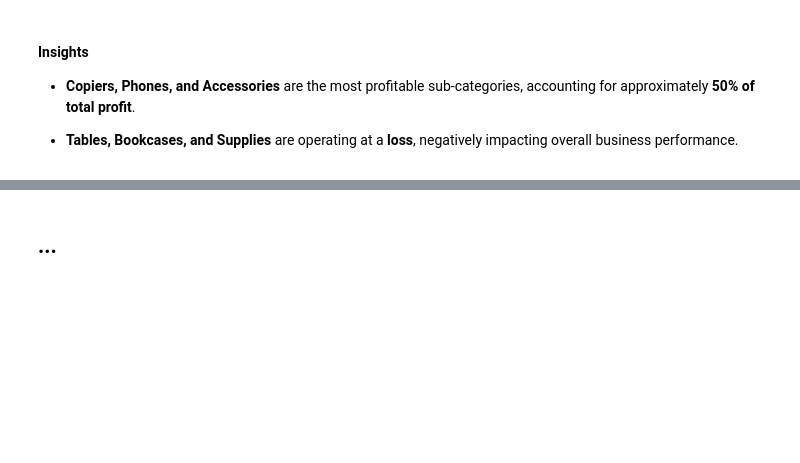
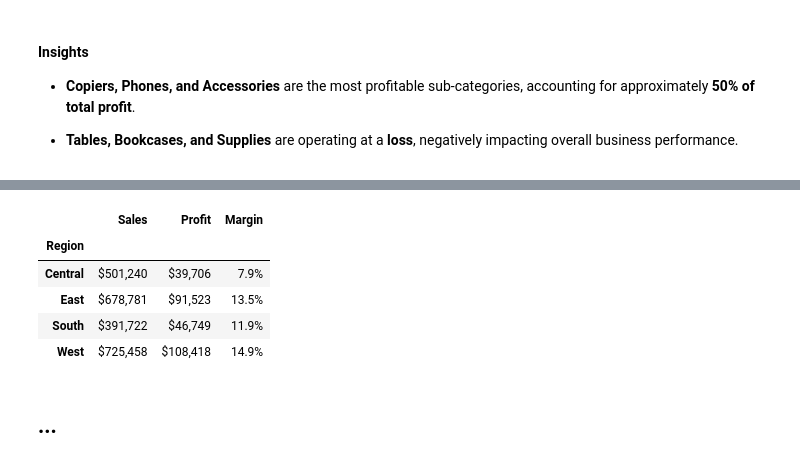
Before and after one commit to victorquoos/superstore-sales-analysis, a Jupyter notebook: notebooks/analysis.ipynb, the cells around one changed output, grey strips where cells are left out. Saved outputs shown, nothing was run; the diff lists cells and outputs as text; code cells hidden in the pictures; blank space fills up the shorter version.

```diff
--- a/notebooks/analysis.ipynb
+++ b/notebooks/analysis.ipynb
@@ -262,3 +301,18 @@ Top 3 sub-categories total share: 49.6%
+# %%
+regional_performance["Margin"] = regional_performance["Profit"] / regional_performance["Sales"] * 100
+
+regional_performance.style.format({
+    "Sales": "${:,.0f}",
+    "Profit": "${:,.0f}",
+    "Margin": "{:.1f}%"
+})
+# %% [output]
+|  | Sales | Profit | Margin |
+| Region |  |  |  |
+| Central | $501,240 | $39,706 | 7.9% |
+| East | $678,781 | $91,523 | 13.5% |
+| South | $391,722 | $46,749 | 11.9% |
+| West | $725,458 | $108,418 | 14.9% |
 # %% [markdown]
 ## ...
 # %%
```
Also changed, not shown: parts of 6 cells of this notebook.
